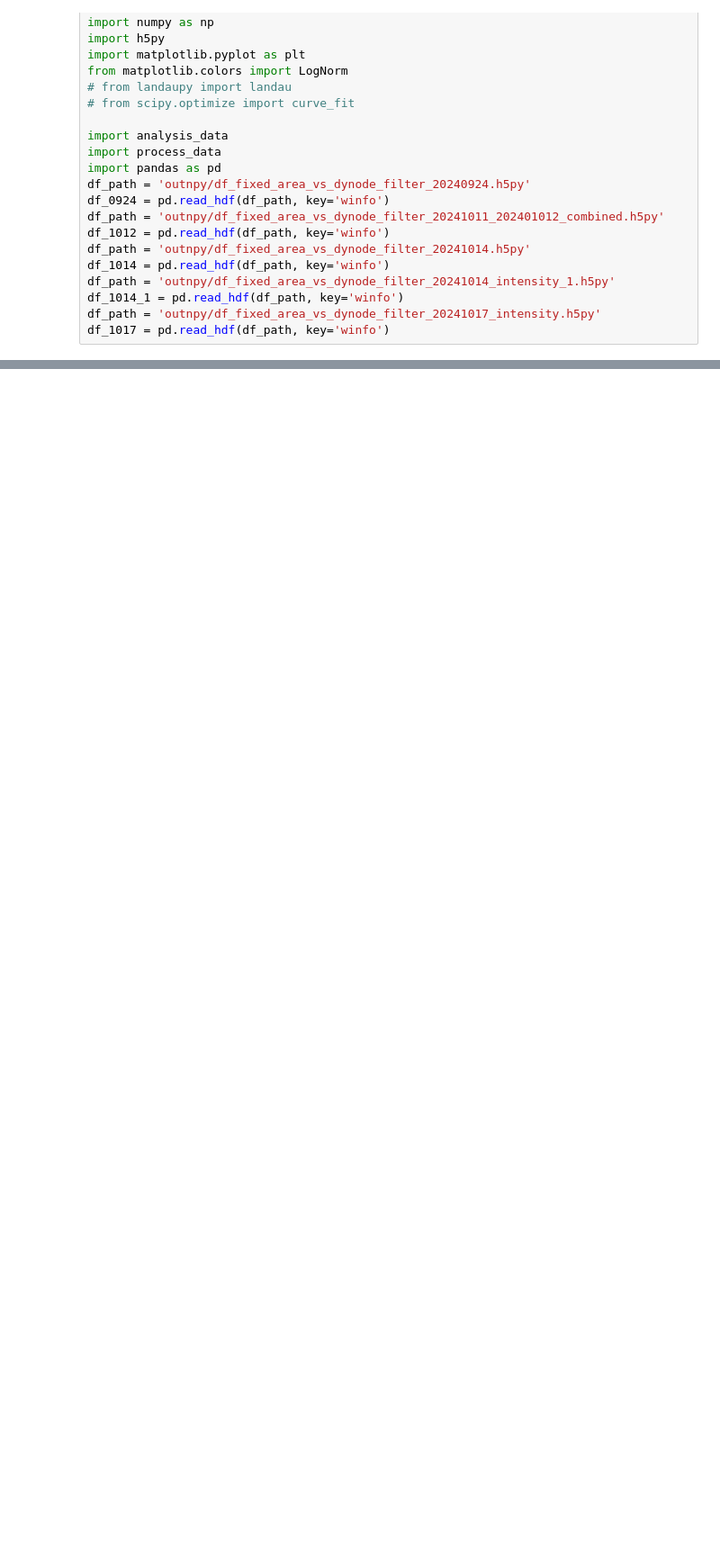
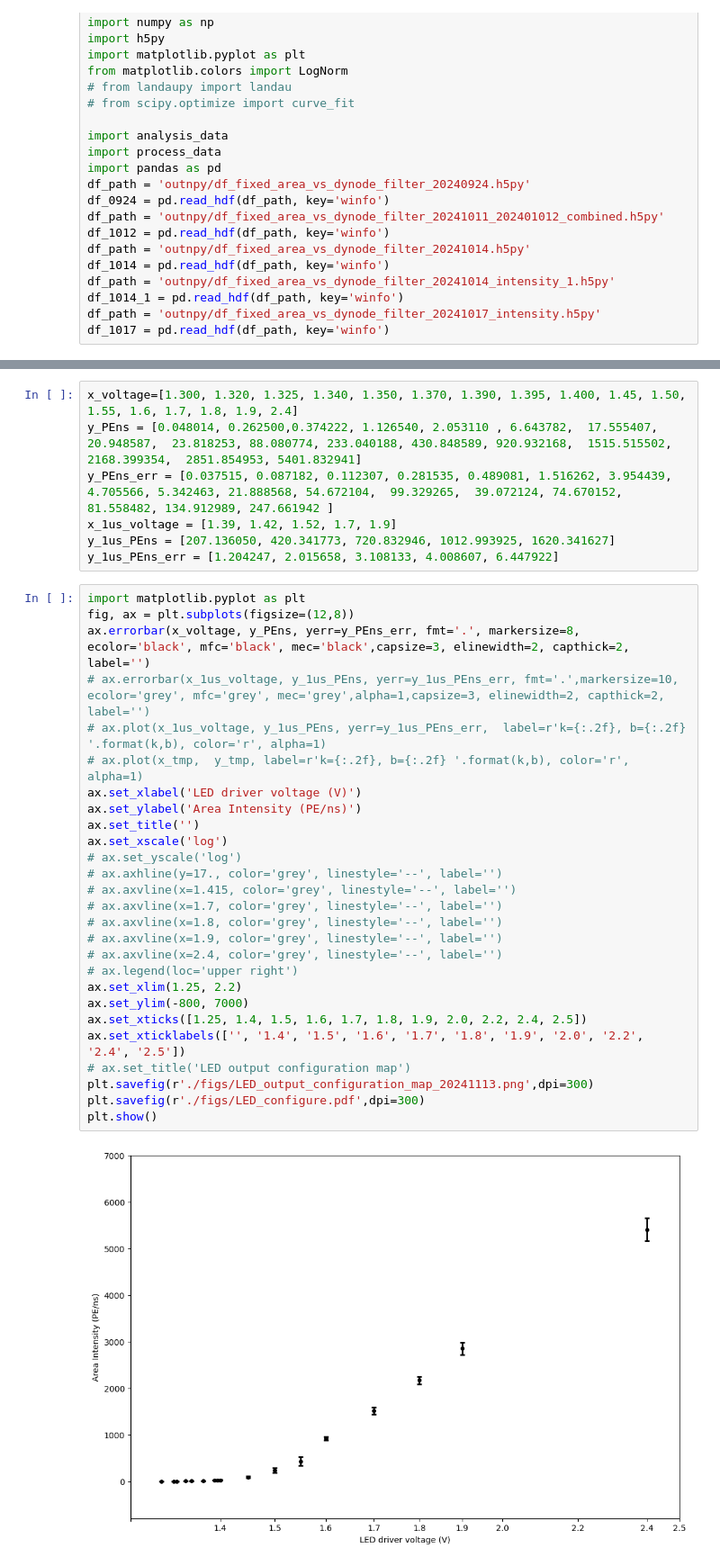
Before and after one commit to Westlake-University-Lsc-lab/ProcessLocalData, a Jupyter notebook: plotsfigures.ipynb, the cells around one changed output, grey strips where cells are left out. Shown at 90% size. Saved outputs shown, nothing was run; the diff lists cells and outputs as text; blank space fills up the shorter version.

```diff
--- a/plotsfigures.ipynb
+++ b/plotsfigures.ipynb
@@ -648,0 +164,36 @@ plt.show()
+# %%
+x_voltage=[1.300, 1.320, 1.325, 1.340, 1.350, 1.370, 1.390, 1.395, 1.400, 1.45, 1.50, 1.55, 1.6, 1.7, 1.8, 1.9, 2.4]
+y_PEns = [0.048014, 0.262500,0.374222, 1.126540, 2.053110 , 6.643782,  17.555407, 20.948587,  23.818253, 88.080774, 233.040188, 430.848589, 920.932168,  1515.515502, 2168.399354,  2851.854953, 5401.832941]
+y_PEns_err = [0.037515, 0.087182, 0.112307, 0.281535, 0.489081, 1.516262, 3.954439, 4.705566, 5.342463, 21.888568, 54.672104,  99.329265,  39.072124, 74.670152, 81.558482, 134.912989, 247.661942 ]
+x_1us_voltage = [1.39, 1.42, 1.52, 1.7, 1.9]
+y_1us_PEns = [207.136050, 420.341773, 720.832946, 1012.993925, 1620.341627]
+y_1us_PEns_err = [1.204247, 2.015658, 3.108133, 4.008607, 6.447922]
+# %%
+import matplotlib.pyplot as plt
+fig, ax = plt.subplots(figsize=(12,8))
+ax.errorbar(x_voltage, y_PEns, yerr=y_PEns_err, fmt='.', markersize=8, ecolor='black', mfc='black', mec='black',capsize=3, elinewidth=2, capthick=2, label='')
+# ax.errorbar(x_1us_voltage, y_1us_PEns, yerr=y_1us_PEns_err, fmt='.',markersize=10, ecolor='grey', mfc='grey', mec='grey',alpha=1,capsize=3, elinewidth=2, capthick=2, label='')
+# ax.plot(x_1us_voltage, y_1us_PEns, yerr=y_1us_PEns_err,  label=r'k={:.2f}, b={:.2f} '.format(k,b), color='r', alpha=1)
+# ax.plot(x_tmp,  y_tmp, label=r'k={:.2f}, b={:.2f} '.format(k,b), color='r', alpha=1)
+ax.set_xlabel('LED driver voltage (V)')
+ax.set_ylabel('Area Intensity (PE/ns)')
+ax.set_title('')
+ax.set_xscale('log')
+# ax.set_yscale('log')
+# ax.axhline(y=17., color='grey', linestyle='--', label='')
+# ax.axvline(x=1.415, color='grey', linestyle='--', label='')
+# ax.axvline(x=1.7, color='grey', linestyle='--', label='')
+# ax.axvline(x=1.8, color='grey', linestyle='--', label='')
+# ax.axvline(x=1.9, color='grey', linestyle='--', label='')
+# ax.axvline(x=2.4, color='grey', linestyle='--', label='')
+# ax.legend(loc='upper right')
+ax.set_xlim(1.25, 2.2)
+ax.set_ylim(-800, 7000)
+ax.set_xticks([1.25, 1.4, 1.5, 1.6, 1.7, 1.8, 1.9, 2.0, 2.2, 2.4, 2.5])
+ax.set_xticklabels(['', '1.4', '1.5', '1.6', '1.7', '1.8', '1.9', '2.0', '2.2', '2.4', '2.5'])
+# ax.set_title('LED output configuration map')
+plt.savefig(r'./figs/LED_output_configuration_map_20241113.png',dpi=300)
+plt.savefig(r'./figs/LED_configure.pdf',dpi=300)
+plt.show()
+# %% [output]
+[figure, added]
```
Also changed, not shown: parts of 47 cells of this notebook.
